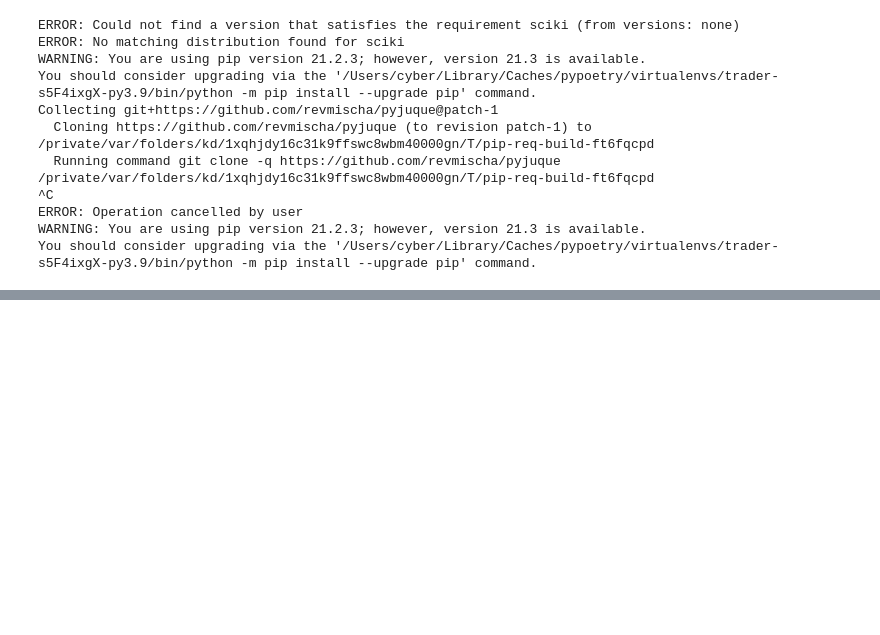
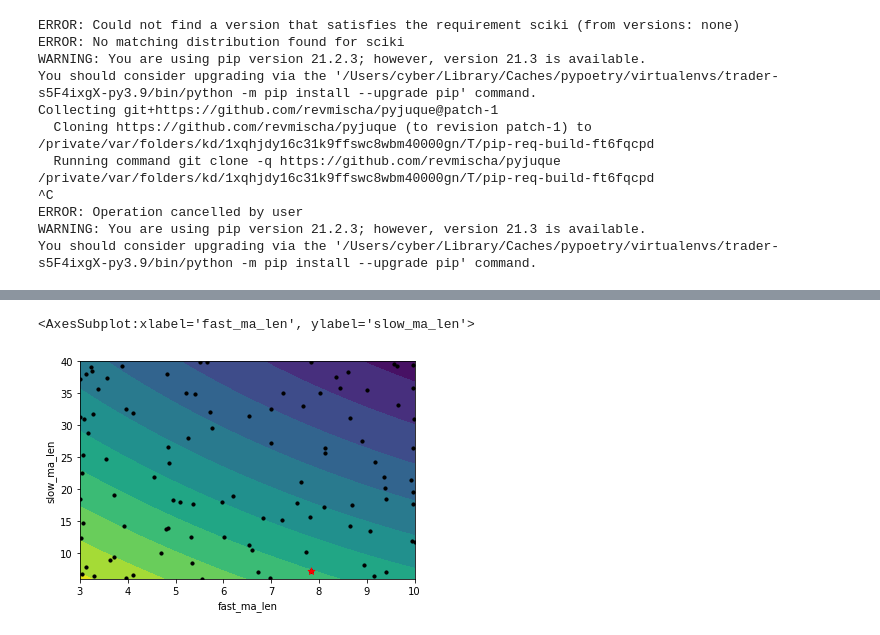
Before and after one commit to revmischa/crypto-trader, a Jupyter notebook: strategize-skopt.ipynb, the cells around one changed output, grey strips where cells are left out. Cells and saved outputs as stored; diff of their text form; code cells hidden in the pictures; blank space fills up the shorter version.

```diff
--- a/strategize-skopt.ipynb
+++ b/strategize-skopt.ipynb
@@ -414,0 +414,5 @@ fig = btdf.plot.scatter('iteration', y=['loss'], logy=False, figsize=(25,6))
+# %%
+skplots.plot_objective_2D(best_opt_result, dimension_identifier1='fast_ma_len', dimension_identifier2='slow_ma_len')
+# %% [output]
+<AxesSubplot:xlabel='fast_ma_len', ylabel='slow_ma_len'>
+[figure, added]
```
Also changed, not shown: parts of 14 cells of this notebook, 3 other files.
